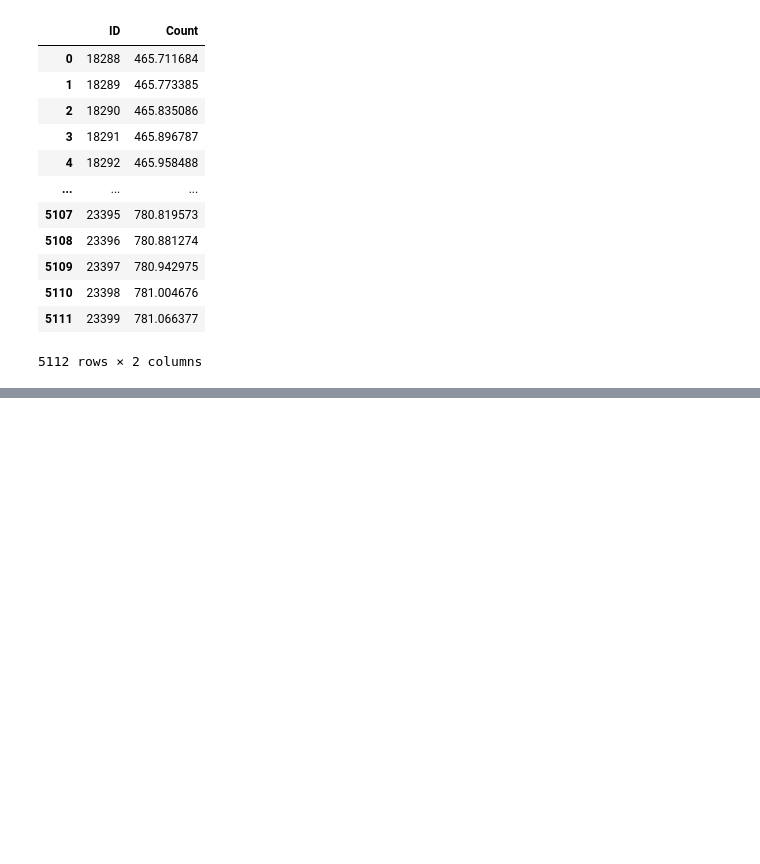
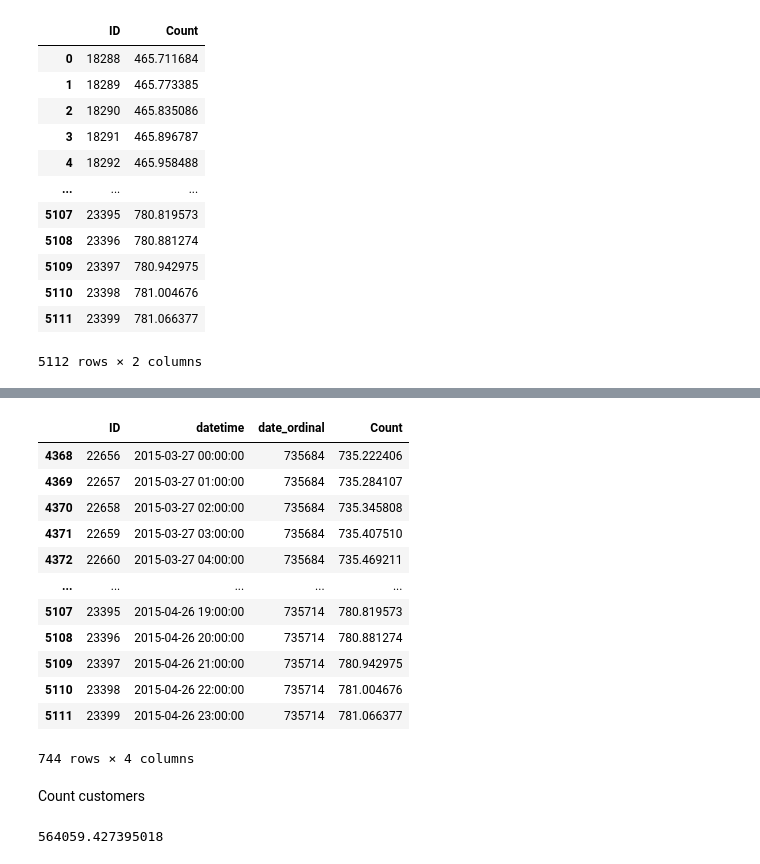
Before and after one commit to TracyRenee61/Jet-Rail-TS, a Jupyter notebook: AV_JetRail_MLP_Regressor.ipynb, the cells around one changed output, grey strips where cells are left out. Cells and saved outputs as stored; diff of their text form; code cells hidden in the pictures; blank space fills up the shorter version.

```diff
--- a/AV_JetRail_MLP_Regressor.ipynb
+++ b/AV_JetRail_MLP_Regressor.ipynb
@@ -473,0 +493,20 @@ submission
+# %%
+test_date = 735684
+
+include = final_month[final_month['date_ordinal'].values >= test_date]
+exclude = final_month[final_month['date_ordinal'].values != test_date]
+include
+# %% [output]
+|  | ID | datetime | date_ordinal | Count |
+| 4368 | 22656 | 2015-03-27 00:00:00 | 735684 | 735.222406 |
+| 4369 | 22657 | 2015-03-27 01:00:00 | 735684 | 735.284107 |
+| 4370 | 22658 | 2015-03-27 02:00:00 | 735684 | 735.345808 |
+| 4371 | 22659 | 2015-03-27 03:00:00 | 735684 | 735.407510 |
+| 4372 | 22660 | 2015-03-27 04:00:00 | 735684 | 735.469211 |
+| ... | ... | ... | ... | ... |
+| 5107 | 23395 | 2015-04-26 19:00:00 | 735714 | 780.819573 |
+| 5108 | 23396 | 2015-04-26 20:00:00 | 735714 | 780.881274 |
+| 5109 | 23397 | 2015-04-26 21:00:00 | 735714 | 780.942975 |
+| 5110 | 23398 | 2015-04-26 22:00:00 | 735714 | 781.004676 |
+| 5111 | 23399 | 2015-04-26 23:00:00 | 735714 | 781.066377 |
+744 rows × 4 columns
@@ -473,0 +515,7 @@ submission
+# %% [markdown]
+Count customers
+# %%
+monthly_customers = include.Count.sum()
+monthly_customers
+# %% [output]
+564059.427395018
```
Also changed, not shown: parts of 3 cells of this notebook.
